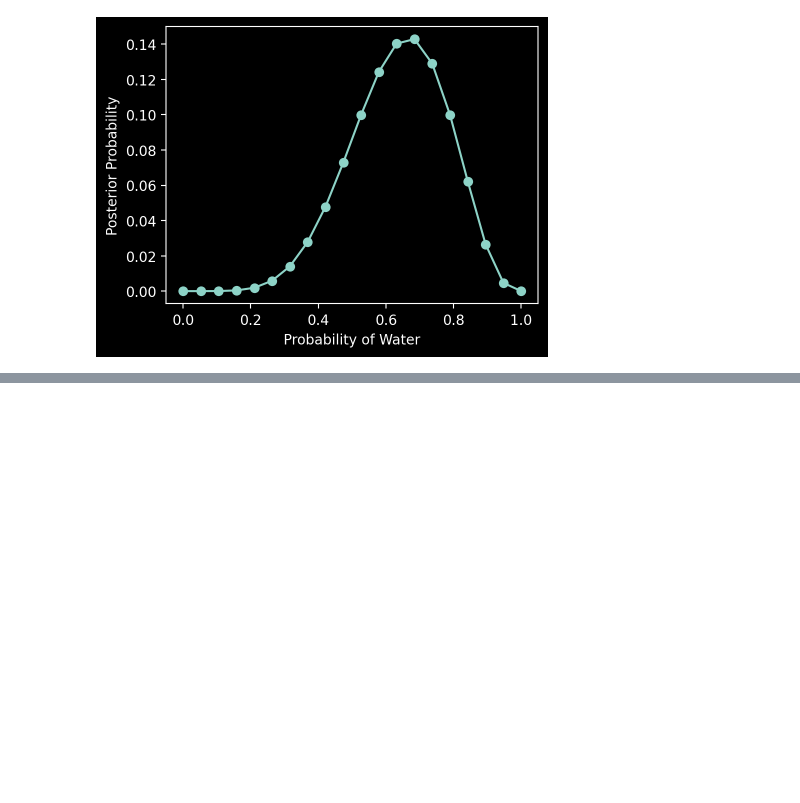
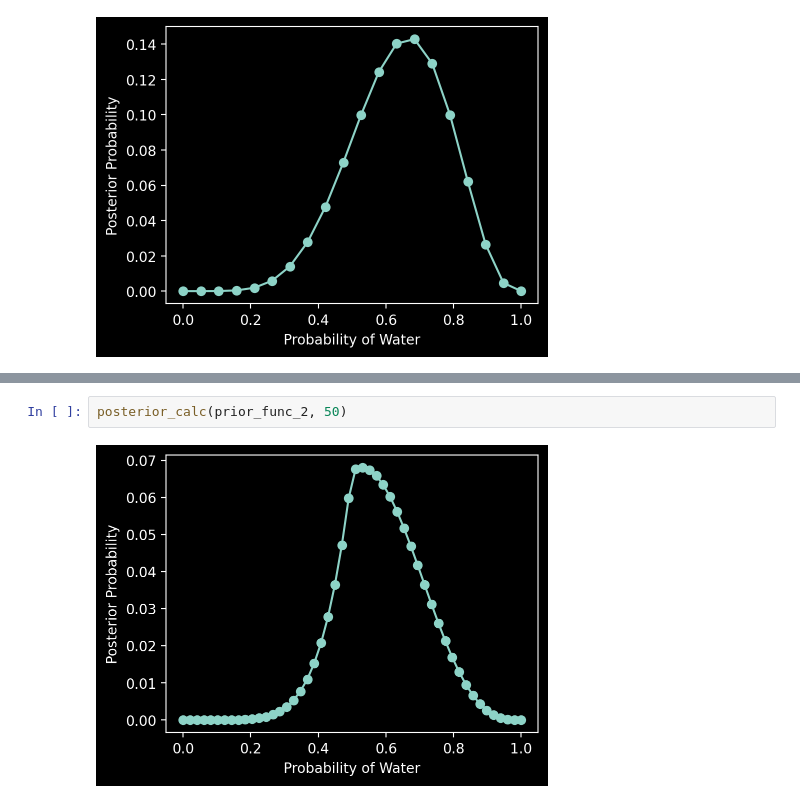
Before and after one commit to oskrgab/statistical-rethinking, a Jupyter notebook: chapter_2.ipynb, the cells around one changed output, grey strips where cells are left out. Saved outputs shown, nothing was run; the diff lists cells and outputs as text; blank space fills up the shorter version.

```diff
--- a/chapter_2.ipynb
+++ b/chapter_2.ipynb
@@ -63,0 +85,4 @@ plt.show()
+# %%
+posterior_calc(prior_func_2, 50)
+# %% [output]
+[figure, added]
```
Also changed, not shown: parts of 4 cells of this notebook.
